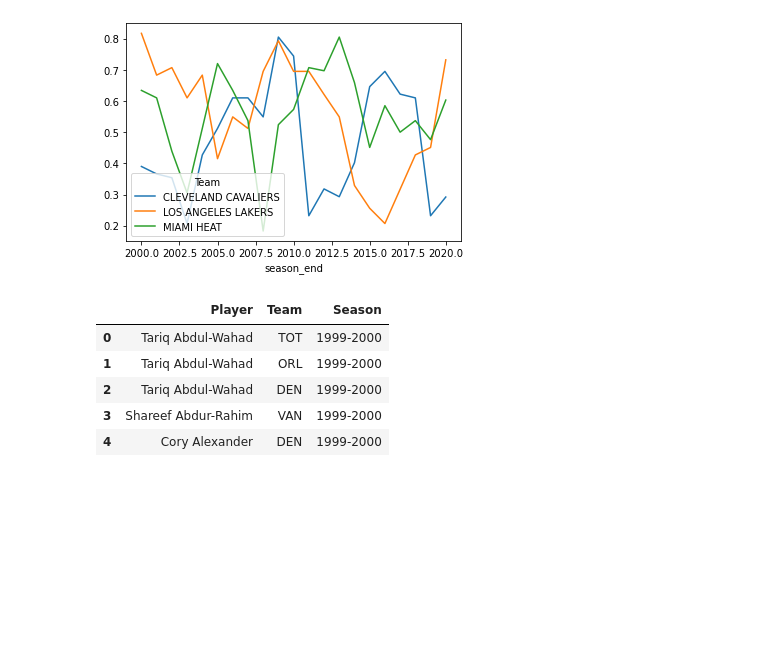
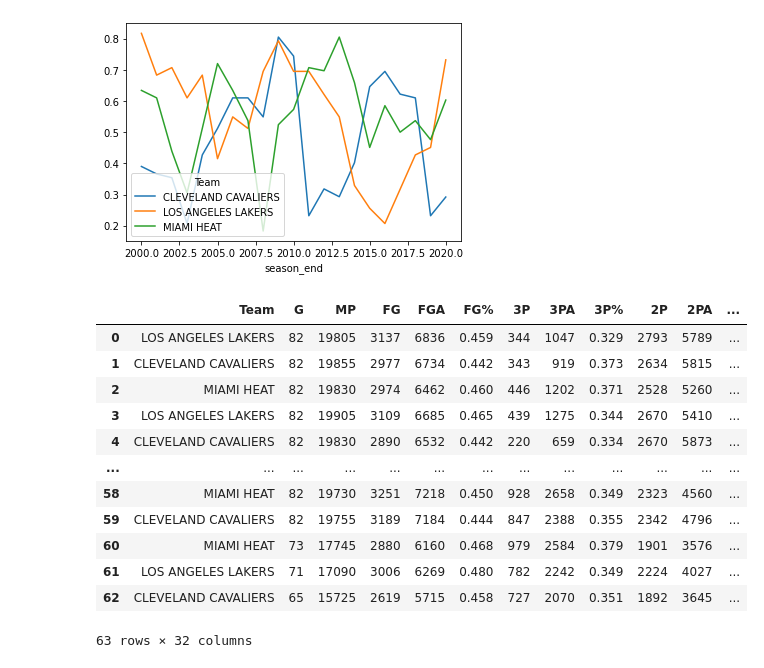
Before and after one commit to alexawill/basketball-stats, a Jupyter notebook: stat analysis notebook.ipynb, the cells around one changed output. Saved outputs shown, nothing was run; the diff lists cells and outputs as text; code cells hidden in the pictures; blank space fills up the shorter version.

```diff
--- a/stat analysis notebook.ipynb
+++ b/stat analysis notebook.ipynb
@@ -99,14 +108,3 @@ dfx.plot()
 # %% [output]
 <AxesSubplot:xlabel='season_end'>
 [figure]
-# %%
-lbj = player_stats[['Player','Team','Season']]
-result = pd.merge(teams, standings, on=['Team', 'Season'])
-lbj.head()
-# %% [output]
-|  | Player | Team | Season |
-| 0 | Tariq Abdul-Wahad | TOT | 1999-2000 |
-| 1 | Tariq Abdul-Wahad | ORL | 1999-2000 |
-| 2 | Tariq Abdul-Wahad | DEN | 1999-2000 |
-| 3 | Shareef Abdur-Rahim | VAN | 1999-2000 |
-| 4 | Cory Alexander | DEN | 1999-2000 |
@@ -113,3 +114,21 @@ lbj.head()
+# %%
+# merging tables to get standings for each team by season
+teams_standings = pd.merge(teams, standings, on=['Team', 'Season'])
+teams_standings
+# %% [output]
+|  | Team | G | MP | FG | FGA | FG% | 3P | 3PA | 3P% | 2P | 2PA | ... |
+| 0 | LOS ANGELES LAKERS | 82 | 19805 | 3137 | 6836 | 0.459 | 344 | 1047 | 0.329 | 2793 | 5789 | ... |
+| 1 | CLEVELAND CAVALIERS | 82 | 19855 | 2977 | 6734 | 0.442 | 343 | 919 | 0.373 | 2634 | 5815 | ... |
+| 2 | MIAMI HEAT | 82 | 19830 | 2974 | 6462 | 0.460 | 446 | 1202 | 0.371 | 2528 | 5260 | ... |
+| 3 | LOS ANGELES LAKERS | 82 | 19905 | 3109 | 6685 | 0.465 | 439 | 1275 | 0.344 | 2670 | 5410 | ... |
+| 4 | CLEVELAND CAVALIERS | 82 | 19830 | 2890 | 6532 | 0.442 | 220 | 659 | 0.334 | 2670 | 5873 | ... |
+| ... | ... | ... | ... | ... | ... | ... | ... | ... | ... | ... | ... | ... |
+| 58 | MIAMI HEAT | 82 | 19730 | 3251 | 7218 | 0.450 | 928 | 2658 | 0.349 | 2323 | 4560 | ... |
+| 59 | CLEVELAND CAVALIERS | 82 | 19755 | 3189 | 7184 | 0.444 | 847 | 2388 | 0.355 | 2342 | 4796 | ... |
+| 60 | MIAMI HEAT | 73 | 17745 | 2880 | 6160 | 0.468 | 979 | 2584 | 0.379 | 1901 | 3576 | ... |
+| 61 | LOS ANGELES LAKERS | 71 | 17090 | 3006 | 6269 | 0.480 | 782 | 2242 | 0.349 | 2224 | 4027 | ... |
+| 62 | CLEVELAND CAVALIERS | 65 | 15725 | 2619 | 5715 | 0.458 | 727 | 2070 | 0.351 | 1892 | 3645 | ... |
+63 rows × 32 columns
 # %%
 # Starting with CLE
 maov = MANOVA.from_formula('Sepal_Length + Sepal_Width + Petal_Length + Petal_Width  ~ Species', data=result)
```
Also changed, not shown: parts of 13 cells of this notebook.
